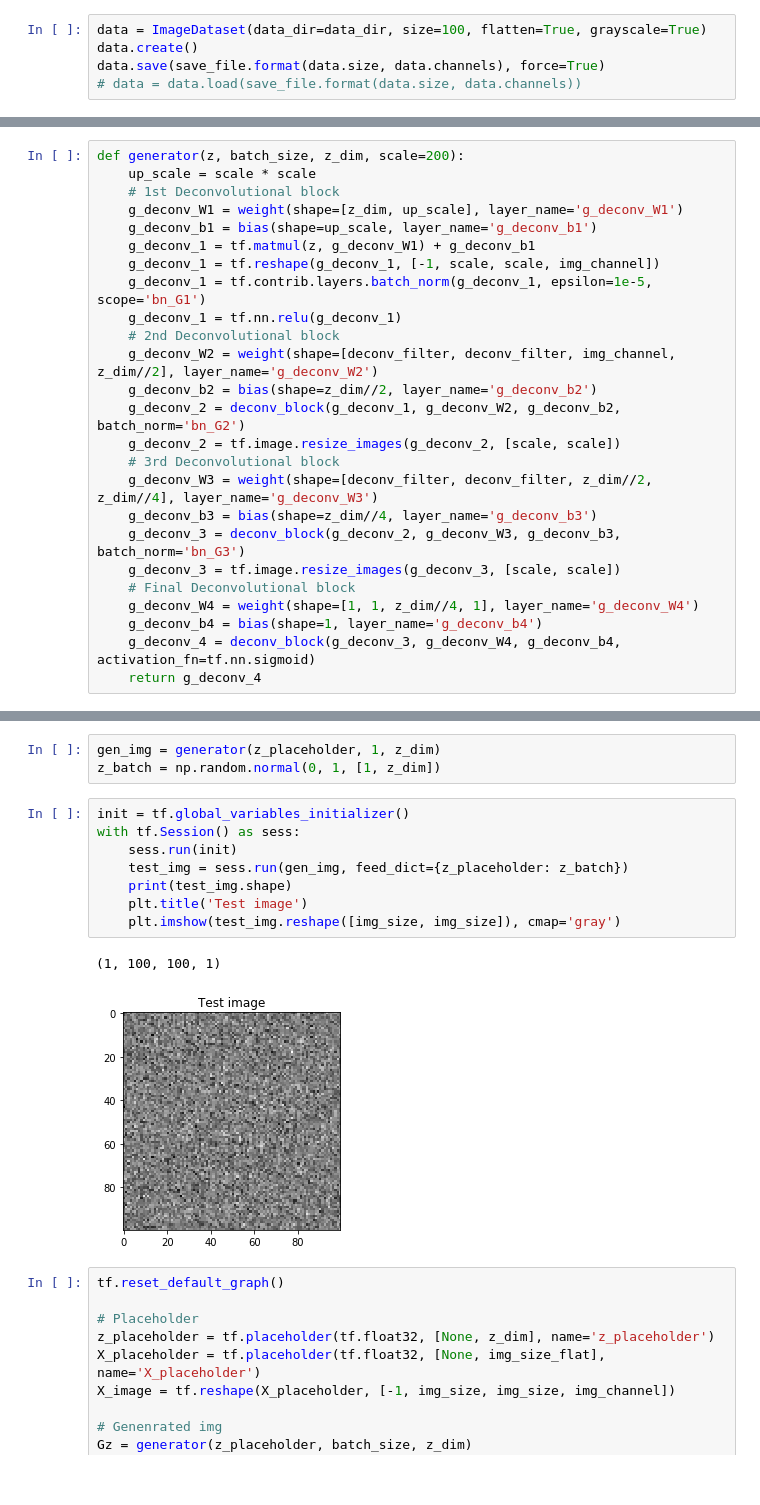
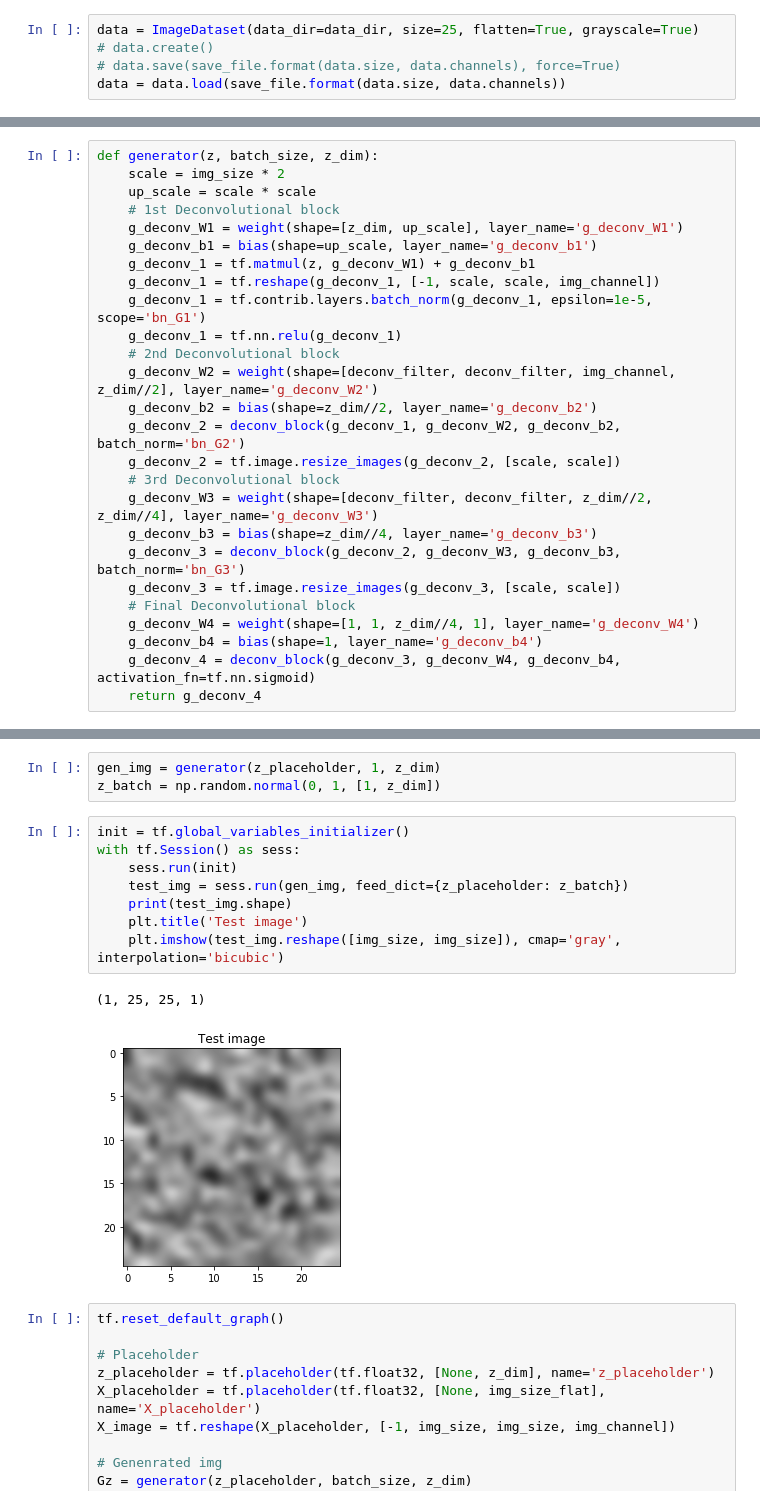
Before and after one commit to victor-iyi/flower-classification, a Jupyter notebook: learning-gan.ipynb, the cells around one changed output, grey strips where cells are left out. Saved outputs shown, nothing was run; the diff lists cells and outputs as text.

```diff
--- a/learning-gan.ipynb
+++ b/learning-gan.ipynb
@@ -16,10 +16,10 @@ from dataset import ImageDataset
 data_dir = 'datasets/flowers'
 save_file = 'datasets/saved/features{0}x{0}x{1}.pkl'
 # %%
-data = ImageDataset(data_dir=data_dir, size=100, flatten=True, grayscale=True)
-data.create()
-data.save(save_file.format(data.size, data.channels), force=True)
-# data = data.load(save_file.format(data.size, data.channels))
+data = ImageDataset(data_dir=data_dir, size=25, flatten=True, grayscale=True)
+# data.create()
+# data.save(save_file.format(data.size, data.channels), force=True)
+data = data.load(save_file.format(data.size, data.channels))
 # %% [output]
 Processing 5 of 5 class labels & 799 of 799 images
 # %%
@@ -126,7 +126,8 @@ def discriminator(image, reuse=None):
 # %% [markdown]
 ### Generator `(Deep Deconvolutional neural net)`
 # %%
-def generator(z, batch_size, z_dim, scale=200):
+def generator(z, batch_size, z_dim):
+    scale = img_size * 2
     up_scale = scale * scale
     # 1st Deconvolutional block
     g_deconv_W1 = weight(shape=[z_dim, up_scale], layer_name='g_deconv_W1')
@@ -160,14 +161,14 @@ z_batch = np.random.normal(0, 1, [1, z_dim])
 # %%
 init = tf.global_variables_initializer()
 with tf.Session() as sess:
     sess.run(init)
     test_img = sess.run(gen_img, feed_dict={z_placeholder: z_batch})
     print(test_img.shape)
     plt.title('Test image')
-    plt.imshow(test_img.reshape([img_size, img_size]), cmap='gray')
+    plt.imshow(test_img.reshape([img_size, img_size]), cmap='gray', interpolation='bicubic')
 # %% [output]
-(1, 100, 100, 1)
+(1, 25, 25, 1)
-[figure, old version]
+[figure, new version]
 # %%
 tf.reset_default_graph()
 
```
Also changed, not shown: parts of 4 cells of this notebook.
